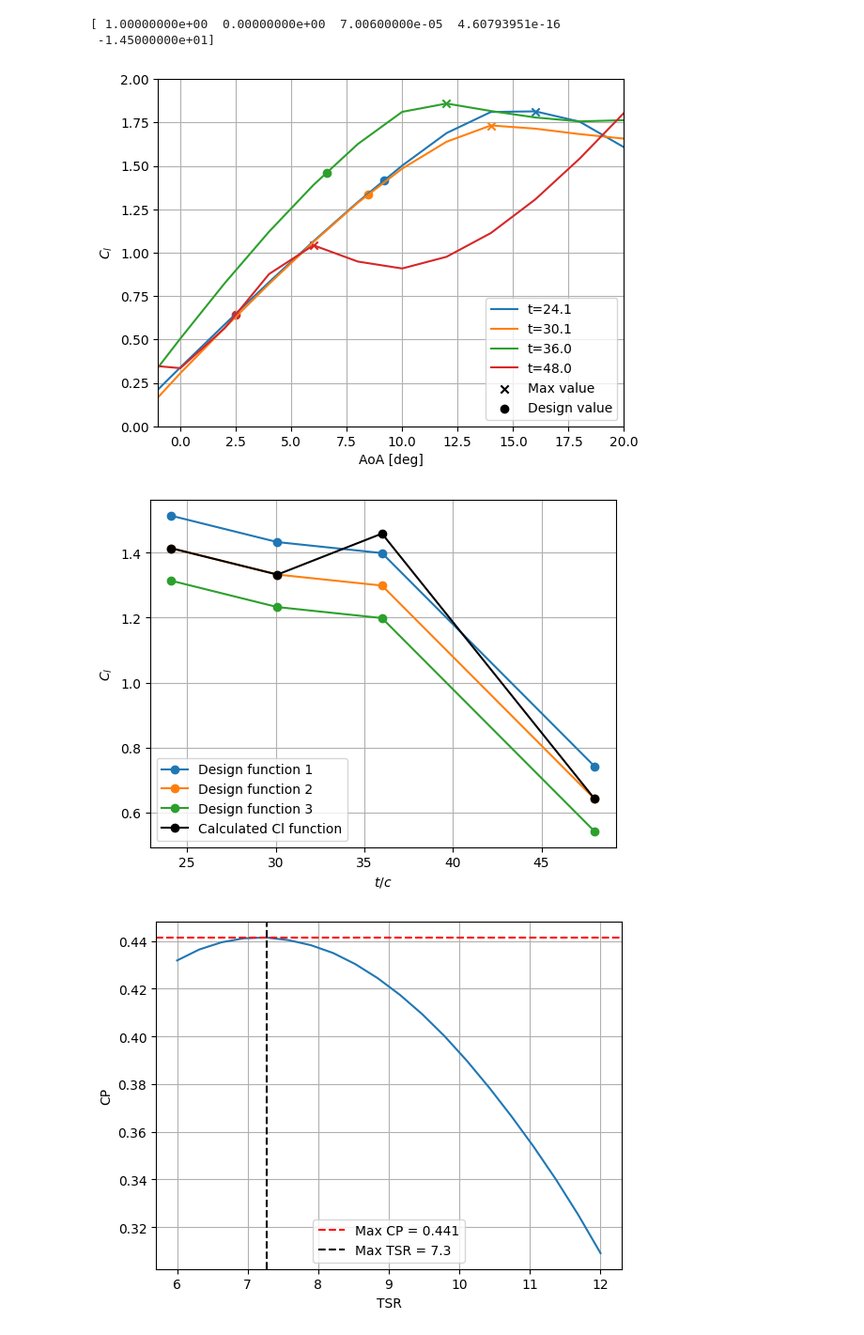
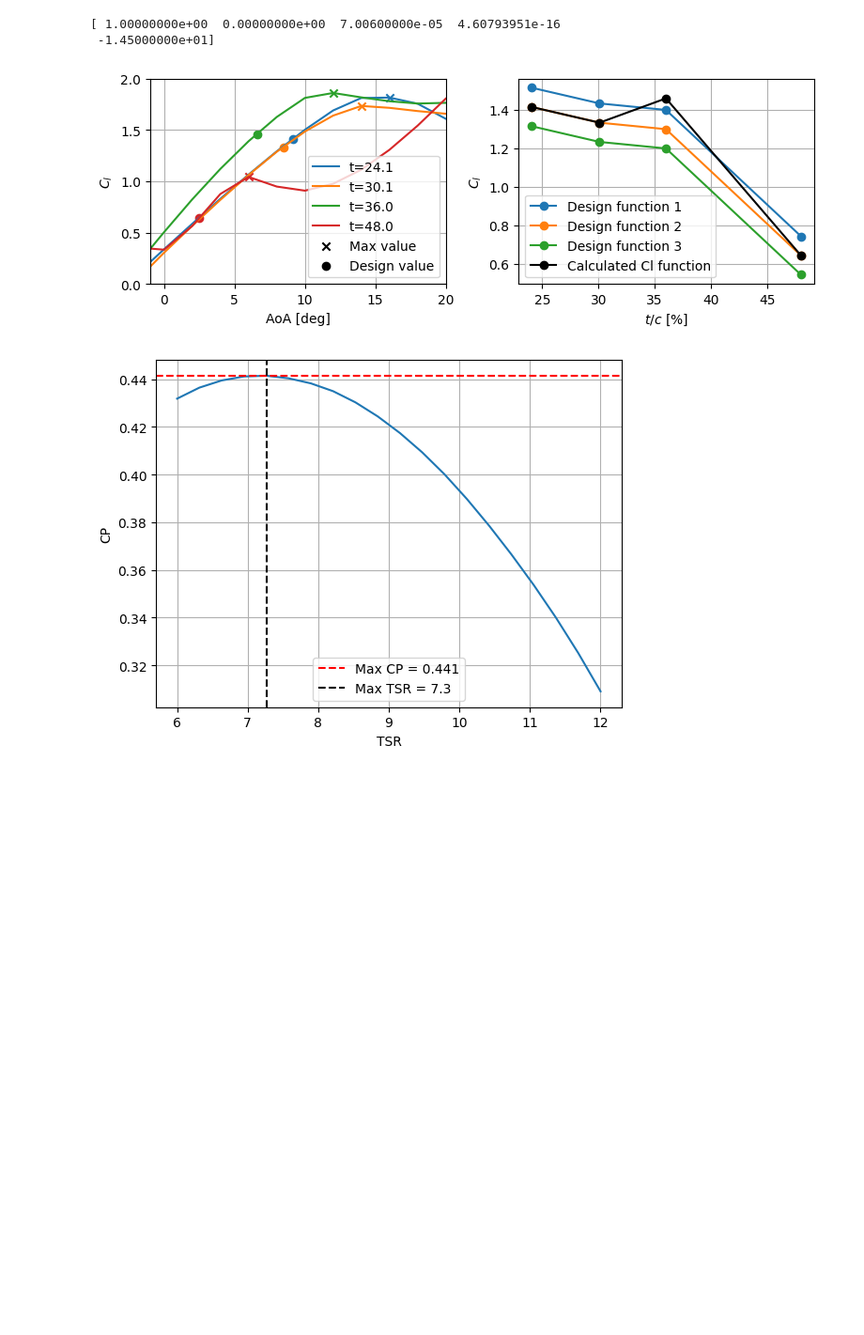
Before and after one commit to nicolaquaia/LAC_final, a Jupyter notebook: assignment_01/assignment1_02.ipynb, the cells around one changed output. Shown at 94% size. Drawn from its saved outputs; the diff is of its cells as text; code cells hidden in the pictures; blank space fills up the shorter version.

```diff
--- a/assignment_01/assignment1_02.ipynb
+++ b/assignment_01/assignment1_02.ipynb
@@ -169,64 +169,70 @@ print(new_center_line_htc[0])
 # %%
 """Step 6"""
 """I started working here
 My goal was to use the data that we have from the 10MW pc.dat file for the cl and cd and alpha to determine for each type of blade what what the cl, cd and aoa at the maximum cl/cd
 Then generate a function get_design_functions_10MW() that will take into consideration those values in order to get the cl cd and aoa designed
 and then plot everything using the previous method view in the exercice of week 3
 BUT THE PLOTS ARE A BIT WEIRD please have a look"""
+import numpy as np
+import matplotlib.pyplot as plt
 
+# Assuming the functions load_pc() and get_design_functions() are defined elsewhere
 
 # Define a cl plot for the 10MW using the pc.dat
 Data_cl = load_pc("DTU_10MW_RWT_pc.dat") # return a list per blade
 n = len(Data_cl)-2 # exclude airfoils of 100% and 60% relative thickness
 des_param = np.zeros((4,n)) # relative thickness, cl design, cd design, AoA design
-arg_0 = [63,63,63,58] # indexies of the AoAs before stall
+arg_0 = [63,63,63,58] # indices of the AoAs before stall
 
+# Create subplots
+fig, ax = plt.subplots(1, 2, figsize=(8, 3))
+
+# Plot 1: AoA vs Cl with max and design points
 for k in range(n):
-    cl_max = np.amax(Data_cl[k]["cl"][50:arg_0[k]]) # maximum lift coefficient within the range
-    cl_des=cl_max-0.4
+    cl_max = np.amax(Data_cl[k]["cl"][50:arg_0[k]])  # Maximum lift coefficient within the range
+    cl_des = cl_max - 0.4
 
-    # finding corresponding AoA
+    # Finding corresponding AoA
     arg_max = np.where(Data_cl[k]["cl"] == cl_max)
     aoa_max = Data_cl[k]["aoa_deg"][arg_max]
 
-    # interpolating to find AoA and Cd of Cl design
-    aoa_des = np.interp(cl_des,Data_cl[k]["cl"][50:arg_0[k]],Data_cl[k]["aoa_deg"][50:arg_0[k]])
-    cd_des = np.interp(cl_des,Data_cl[k]["cl"][50:arg_0[k]],Data_cl[k]["cd"][50:arg_0[k]])
-    des_param[:,k] = [Data_cl[k]["tc"],cl_des,cd_des,aoa_des]
+    # Interpolating to find AoA and Cd of Cl design
+    aoa_des = np.interp(cl_des, Data_cl[k]["cl"][50:arg_0[k]], Data_cl[k]["aoa_deg"][50:arg_0[k]])
+    cd_des = np.interp(cl_des, Data_cl[k]["cl"][50:arg_0[k]], Data_cl[k]["cd"][50:arg_0[k]])
+    des_param[:, k] = [Data_cl[k]["tc"], cl_des, cd_des, aoa_des]
 
-    #line, = plt.plot(Data_cl[k]["aoa_deg"],Data_cl[k]["cl"],label=f"Airfoil {k}")
-    line, = plt.plot(Data_cl[k]["aoa_deg"],Data_cl[k]["cl"],label=f"t={des_param[0,k]}")
-    plt.scatter(aoa_des,cl_des,marker="o", color = line.get_color())
-    plt.scatter(aoa_max,cl_max,marker="x", color = line.get_color())
+    # Plot AoA vs Cl on the first subplot
+    line, = ax[0].plot(Data_cl[k]["aoa_deg"], Data_cl[k]["cl"], label=f"t={des_param[0,k]}")
+    ax[0].scatter(aoa_des, cl_des, marker="o", color=line.get_color())
+    ax[0].scatter(aoa_max, cl_max, marker="x", color=line.get_color())
 
+# Customize the first subplot
+ax[0].scatter([], [], marker="x", color="black", label="Max value")
+ax[0].scatter([], [], marker="o", color="black", label="Design value")
+ax[0].set_xlim(-1, 20)
+ax[0].set_ylim(0, 2)
+ax[0].set_xlabel('AoA [deg]')
+ax[0].set_ylabel('$C_l$')
+ax[0].legend()
+ax[0].grid()
 
-plt.scatter([], [], marker="x", color="black", label="Max value")
-plt.scatter([], [], marker="o", color="black", label="Design value")
-plt.xlim(-1,20)
-plt.ylim(0,2)
-plt.xlabel('AoA [deg]')
-plt.ylabel('$C_l$')
-plt.legend()
-plt.grid()
+# Plot 2: t/c vs Cl with design functions
+for i in range(1, 4):
+    _, _, _, tc_vals, cl_vals, cd_vals, aoa_vals = get_design_functions(i)
+    ax[1].plot(tc_vals, cl_vals, marker='o', label=f"Design function {i}")
+
+# Customize the second subplot
+ax[1].plot(des_param[0,:], des_param[1,:], marker='o', color='k', label="Calculated Cl function")
+ax[1].set_xlabel('${t/c}$ [%]')
+ax[1].set_ylabel('$C_l$')
+ax[1].legend()
+ax[1].grid()
+
+# Show the plots
+plt.tight_layout()
 plt.show()
-
-
-
-plt.figure()
-
-for i in range(1,4):
-    _, _, _, tc_vals, cl_vals, cd_vals, aoa_vals = get_design_functions(i)
-    plt.plot(tc_vals, cl_vals,  marker='o', label=f"Design function {i}")
-    plt.xlabel('${t/c}$')
-    plt.ylabel('$C_l$')
-
-plt.plot(des_param[0,:],des_param[1,:], marker='o', color='k', label="Calculated Cl function")
-plt.legend()
-plt.grid()
-plt.show()
 # %% [output]
-[figure, old version]
+[figure, new version]
-[figure, removed]
 # %%
 """Step 7"""
 
```
Also changed, not shown: parts of 1 cell of this notebook, 2 other files.
